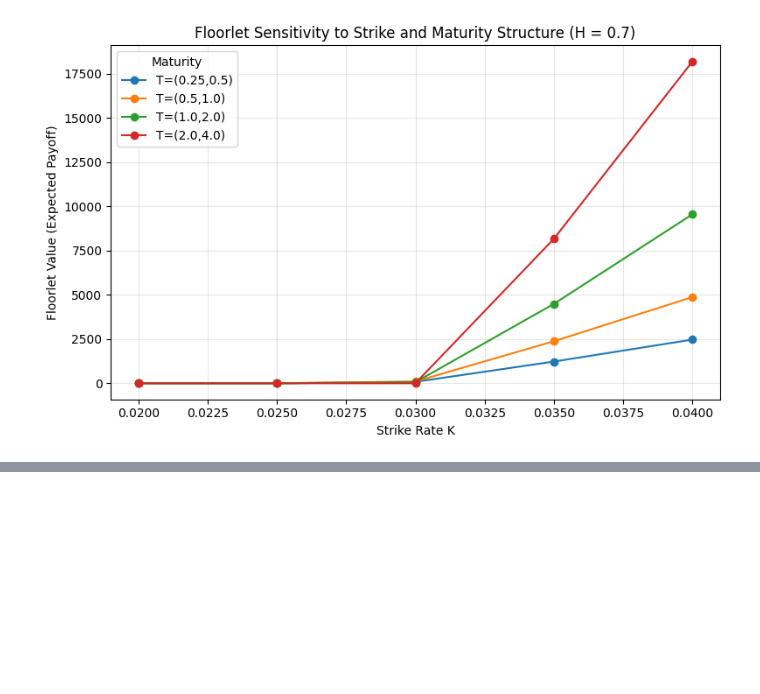
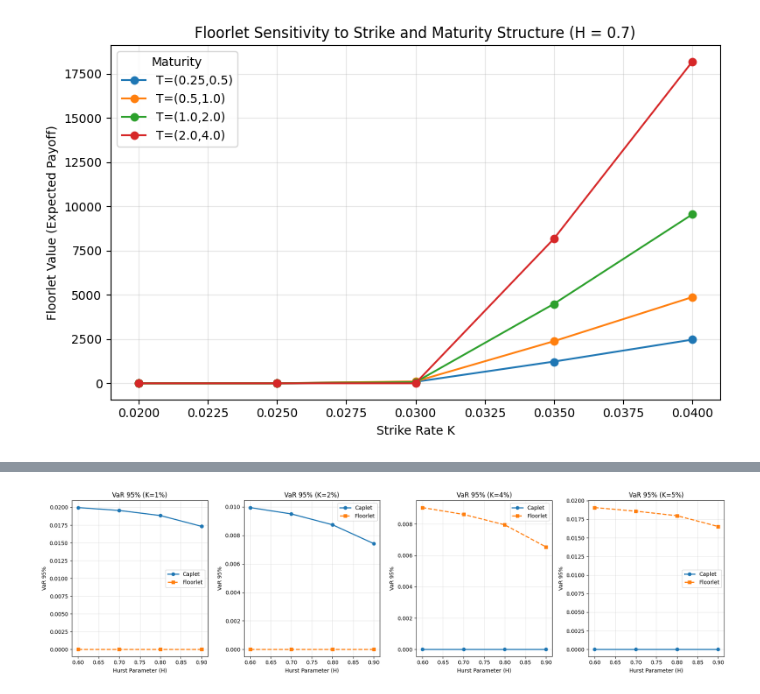
Before and after one commit to katieli0828/Dissertation, a Jupyter notebook: CH4_derivative_pricing.ipynb, the cells around one changed output, grey strips where cells are left out. Cells and saved outputs as stored; diff of their text form; code cells hidden in the pictures; blank space fills up the shorter version.

```diff
--- a/CH4_derivative_pricing.ipynb
+++ b/CH4_derivative_pricing.ipynb
@@ -1380,0 +1449,85 @@ Strike Rate K = 2.500%
+# %%
+# === Parameters ===
+alpha, mu, sigma, r0 = 0.5, 0.03, 0.2, 0.03
+model = TheoreticalCapFloorFramework(alpha, mu, sigma, r0)
+H_list = [0.6, 0.7, 0.8, 0.9]
+K_list = [0.01, 0.02, 0.04, 0.05]
+T_fixing = 1.0
+T_settlement = 2.0
+tau_i = T_settlement - T_fixing
+M = 1000
+
+# === Store all results ===
+results = {
+    'VaR95': {'Caplet': [], 'Floorlet': []},
+    'VaR99': {'Caplet': [], 'Floorlet': []},
+    'CVaR':  {'Caplet': [], 'Floorlet': []},
+}
+
+# === Run experiment for each K ===
+for K in K_list:
+    VaR_95_caplet, VaR_99_caplet, CVaR_caplet = [], [], []
+    VaR_95_floorlet, VaR_99_floorlet, CVaR_floorlet = [], [], []
+
+    for H in H_list:
+        r_paths, dt = model.simulate_rate_paths(M, T_settlement, H)
+        L_i = model.compute_forward_rate(r_paths, dt, T_fixing, T_settlement)
+        caplet_payoff = model.theoretical_caplet_payoff(L_i, K, 1.0, tau_i)
+        floorlet_payoff = model.theoretical_floorlet_payoff(L_i, K, 1.0, tau_i)
+
+        # Caplet
+        sorted_cap = np.sort(caplet_payoff)
+        VaR_95_caplet.append(np.percentile(sorted_cap, 5))
+        VaR_99_caplet.append(np.percentile(sorted_cap, 1))
+        CVaR_caplet.append(sorted_cap[sorted_cap <= np.percentile(sorted_cap, 5)].mean())
+
+        # Floorlet
+        sorted_floor = np.sort(floorlet_payoff)
+        VaR_95_floorlet.append(np.percentile(sorted_floor, 5))
+        VaR_99_floorlet.append(np.percentile(sorted_floor, 1))
+        CVaR_floorlet.append(sorted_floor[sorted_floor <= np.percentile(sorted_floor, 5)].mean())
+
+    # Append results for this K
+    results['VaR95']['Caplet'].append(VaR_95_caplet)
+    results['VaR95']['Floorlet'].append(VaR_95_floorlet)
+    results['VaR99']['Caplet'].append(VaR_99_caplet)
+    results['VaR99']['Floorlet'].append(VaR_99_floorlet)
+    results['CVaR']['Caplet'].append(CVaR_caplet)
+    results['CVaR']['Floorlet'].append(CVaR_floorlet)
+
+# === Plotting function ===
+def plot_metric_grid(metric_name, cap_data_list, floor_data_list, K_list):
+    fig, axes = plt.subplots(1, 4, figsize=(18, 5))
+
+    for i, K in enumerate(K_list):
+        ax = axes[i]
+        ax.plot(H_list, cap_data_list[i], 'o-', label='Caplet', linewidth=2)
+        ax.plot(H_list, floor_data_list[i], 's--', label='Floorlet', linewidth=2)
+        ax.set_title(f'{metric_name} (K={K*100:.0f}%)')
+        ax.set_xlabel('Hurst Parameter (H)')
+        ax.set_ylabel(metric_name)
+        ax.grid(True, alpha=0.3)
+        ax.legend()
+
+    plt.tight_layout()
+    plt.show()
+
+# === Draw plots for each metric ===
+plot_metric_grid('VaR 95%', results['VaR95']['Caplet'], results['VaR95']['Floorlet'], K_list)
+plot_metric_grid('VaR 99%', results['VaR99']['Caplet'], results['VaR99']['Floorlet'], K_list)
+plot_metric_grid('CVaR 95%', results['CVaR']['Caplet'], results['CVaR']['Floorlet'], K_list)
+
+# === Display Data Tables ===
+for metric in ['VaR95', 'VaR99', 'CVaR']:
+    df = pd.DataFrame({
+        'H': H_list
+    })
+
+    for i, K in enumerate(K_list):
+        df[f'Caplet {metric} (K={K:.2f})'] = results[metric]['Caplet'][i]
+        df[f'Floorlet {metric} (K={K:.2f})'] = results[metric]['Floorlet'][i]
+
+    print(f'\n=== {metric} Table ===')
+    print(df.to_string(index=False))
+# %% [output]
+[figure, added]
```
Also changed, not shown: parts of 4 cells of this notebook.
